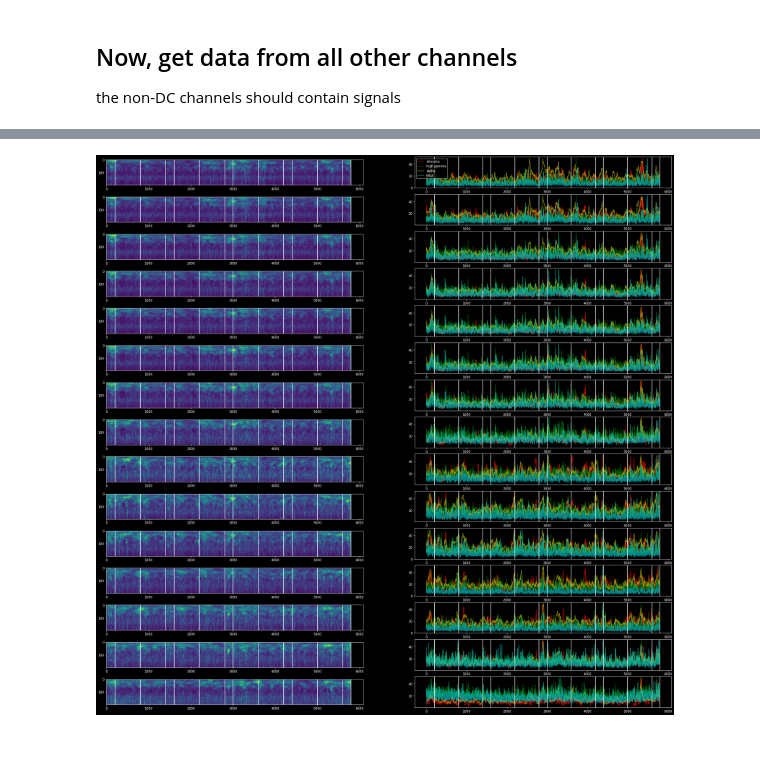
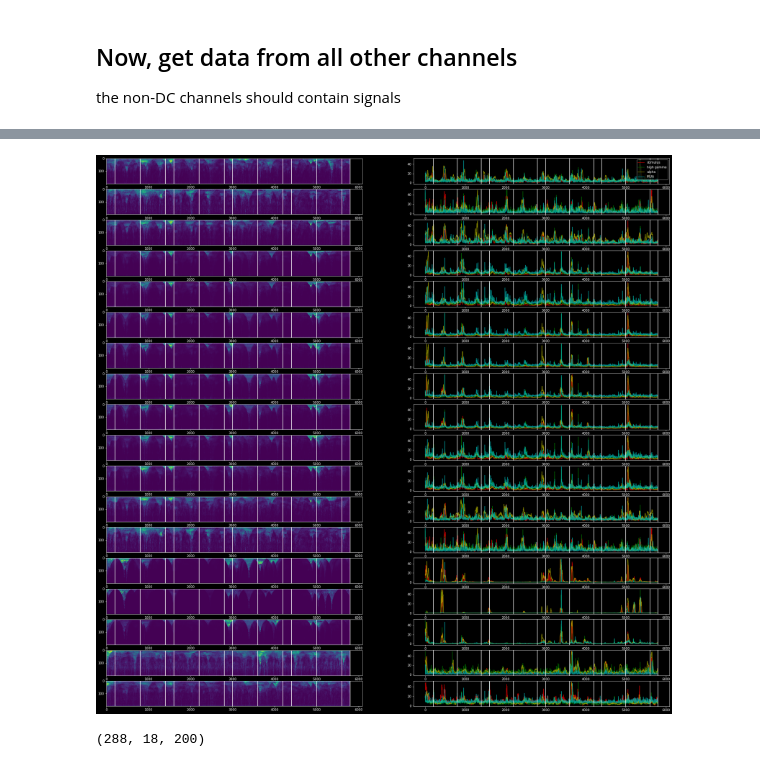
Before and after one commit to spinoza-centre/prf-seeg, a Jupyter notebook: notebooks/sEEG_1.ipynb, the cells around one changed output, grey strips where cells are left out. Cells and saved outputs as stored; diff of their text form; code cells hidden in the pictures.

```diff
--- a/notebooks/sEEG_1.ipynb
+++ b/notebooks/sEEG_1.ipynb
@@ -17,8 +18,13 @@ bids_dir = '/Users/knapen/projects/prf-seeg/data/bids'
 derivatives_dir = '/Users/knapen/projects/prf-seeg/data/derivatives'
 analysis_stage = 'preprocessing'
 
-run = 5
-target_el = 'W'
+run = 3
+target_el = 'N'
+
+durations_one_pRF_expt = np.array([2, 6, 6, 2, 6, 6, 2, 6, 6, 2, 6, 6, 2])
+expts_in_run = 6
+
+bar_blank_bools = np.array([0,1,1]*4+[0], dtype=bool)
 # %%
 edf_file = f'sub-001_run-{str(run).zfill(2)}_task-pRF_acq-2kHz.edf'
 raw_data = mne.io.read_raw_edf(os.path.join(bids_dir, subj, 'func', edf_file))
@@ -106,7 +164,8 @@ for i, df in enumerate(dfs):
             subj, edf_file.replace('.edf', '_tfr.h5')), key=f'{target_el}_{str(i).zfill(2)}', mode='a')
 # %%
 # plt.plot(tfr_data[0,0,:,::10].T)
-single_run_dur = int(58*500/5)
+present_sample_rate = 100
+single_run_dur = int(58*present_sample_rate)
 stim_frequencies = (freqs < 16) & (freqs > 14)
 hg_frequencies = (freqs < 120) & (freqs > 50)
 alpha_frequencies = (freqs < 12) & (freqs > 8)
@@ -118,32 +177,32 @@ for k in range(tfr_data.shape[1]):  # electrodes
     for i, ch in enumerate(tfr_data[0, k]):  # frequencies
         rd = []
         for j in range(6):  # stim repeats
             start_j = int(j*single_run_dur)
             rd.append(ch[start_j:start_j+single_run_dur])
         rd = np.array(rd)
         rd /= rd.std(1)[:, np.newaxis]
         tfr_m[i] = np.median(rd, 0)
     axs[k,0].imshow(tfr_m, aspect=3)
 
     stim_power = tfr_m[stim_frequencies].mean(0)
     stim_power /= stim_power.max()
     axs[k,1].plot(stim_power*50, 'r', alpha=0.7, label='stimulus')
     hg_power = tfr_m[hg_frequencies].mean(0)
     hg_power /= hg_power.max()
     axs[k,1].plot(hg_power*50, 'g', alpha=0.7, label='high gamma')
     alpha_power = tfr_m[alpha_frequencies].mean(0)
     alpha_power /= alpha_power.max()
     axs[k,1].plot(alpha_power*50, 'y', alpha=0.7, label='alpha')
     mua_power = tfr_m[mua_frequencies].mean(0)
     mua_power /= mua_power.max()
     axs[k,1].plot(mua_power*50, 'c', alpha=0.7, label='MUA')
     if k == 0:
         axs[k,1].legend()
 
-    for x in np.cumsum(np.array([200, 600, 600, 200, 600, 600, 200, 600, 600, 200, 600, 600, 200])):
+    for x in np.cumsum(durations_one_pRF_expt*present_sample_rate):
         axs[k, 0].axvline(x, c='w')
         axs[k, 1].axvline(x, c='w')
 plt.savefig(os.path.join(derivatives_dir, analysis_stage,
             subj, edf_file.replace('.edf', f'_{target_el}.pdf')))
 # %% [output]
-[figure, old version]
+[figure, new version]
@@ -149,0 +227,7 @@ plt.savefig(os.path.join(derivatives_dir, analysis_stage,
+# %%
+# per second psd
+bar_tfr_ps = np.array([bar_tfr[...,x:x+present_sample_rate].mean(-1) for x in range(0,bar_tfr.shape[-1], present_sample_rate)])
+blank_tfr_ps = np.array([blank_tfr[...,x:x+present_sample_rate].mean(-1) for x in range(0,blank_tfr.shape[-1], present_sample_rate)])
+bar_tfr_ps.shape
+# %% [output]
+(288, 18, 200)
```
Also changed, not shown: parts of 11 cells of this notebook, 9 other files.
